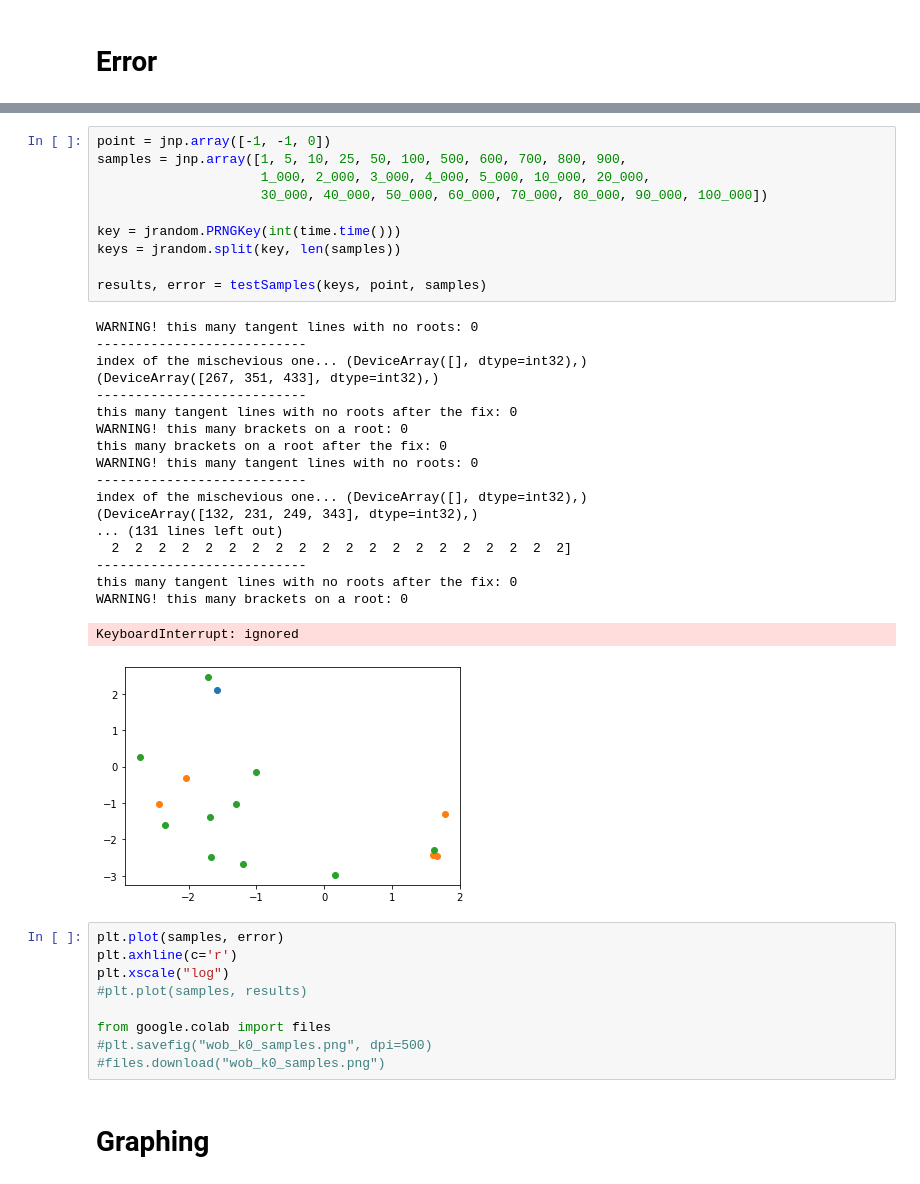
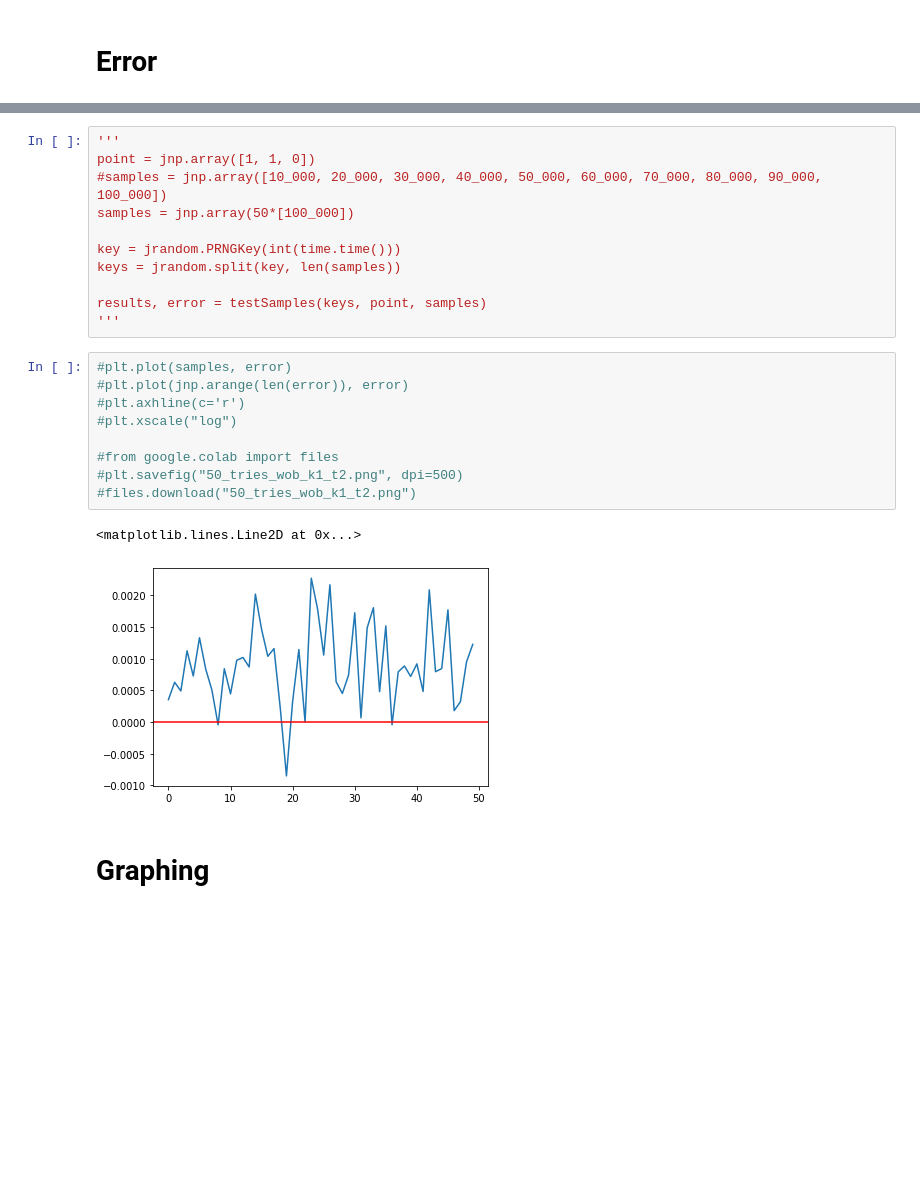
Before and after one commit to AmandinChyba/Project1-Fields-2022, a Jupyter notebook: non_convex/nonconvex_test.ipynb, the cells around one changed output, grey strips where cells are left out. Saved outputs shown, nothing was run; the diff lists cells and outputs as text; blank space fills up the shorter version.

Commit message:
this version should be stable
checking for bias with new graphs.

```diff
--- a/non_convex/nonconvex_test.ipynb
+++ b/non_convex/nonconvex_test.ipynb
@@ -330,44 +321,28 @@ def testSamples(key, point, all_samples):
 
   return results, error
 # %%
-point = jnp.array([-1, -1, 0])
-samples = jnp.array([1, 5, 10, 25, 50, 100, 500, 600, 700, 800, 900,
-                     1_000, 2_000, 3_000, 4_000, 5_000, 10_000, 20_000,
-                     30_000, 40_000, 50_000, 60_000, 70_000, 80_000, 90_000, 100_000])
+'''
+point = jnp.array([1, 1, 0])
+#samples = jnp.array([10_000, 20_000, 30_000, 40_000, 50_000, 60_000, 70_000, 80_000, 90_000, 100_000])
+samples = jnp.array(50*[100_000])
 
 key = jrandom.PRNGKey(int(time.time()))
 keys = jrandom.split(key, len(samples))
 
 results, error = testSamples(keys, point, samples)
+'''
-# %% [output]
-WARNING! this many tangent lines with no roots: 0
----------------------------
-index of the mischevious one... (DeviceArray([], dtype=int32),)
-(DeviceArray([267, 351, 433], dtype=int32),)
----------------------------
-this many tangent lines with no roots after the fix: 0
-WARNING! this many brackets on a root: 0
-this many brackets on a root after the fix: 0
-WARNING! this many tangent lines with no roots: 0
----------------------------
-index of the mischevious one... (DeviceArray([], dtype=int32),)
-(DeviceArray([132, 231, 249, 343], dtype=int32),)
-... (131 lines left out)
-  2  2  2  2  2  2  2  2  2  2  2  2  2  2  2  2  2  2  2  2]
----------------------------
-this many tangent lines with no roots after the fix: 0
-WARNING! this many brackets on a root: 0
-KeyboardInterrupt: ignored
-[figure, removed]
 # %%
-plt.plot(samples, error)
-plt.axhline(c='r')
-plt.xscale("log")
-#plt.plot(samples, results)
+#plt.plot(samples, error)
+#plt.plot(jnp.arange(len(error)), error)
+#plt.axhline(c='r')
+#plt.xscale("log")
 
-from google.colab import files
-#plt.savefig("wob_k0_samples.png", dpi=500)
-#files.download("wob_k0_samples.png")
+#from google.colab import files
+#plt.savefig("50_tries_wob_k1_t2.png", dpi=500)
+#files.download("50_tries_wob_k1_t2.png")
+# %% [output]
+<matplotlib.lines.Line2D at 0x...>
+[figure, added]
 # %% [markdown]
 # Graphing
 # %%
```
Also changed, not shown: parts of 9 cells of this notebook.
